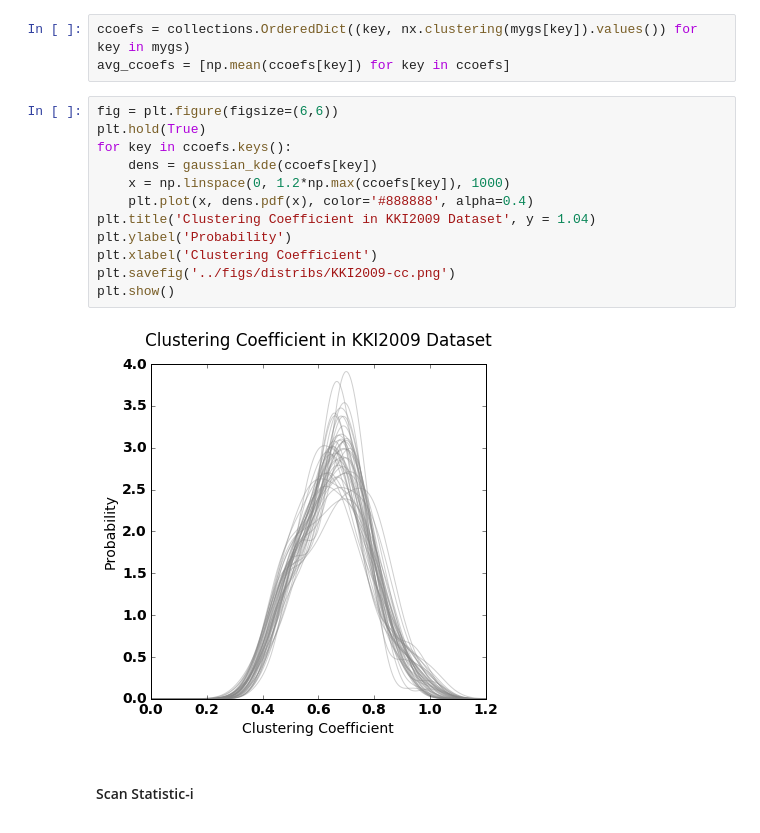
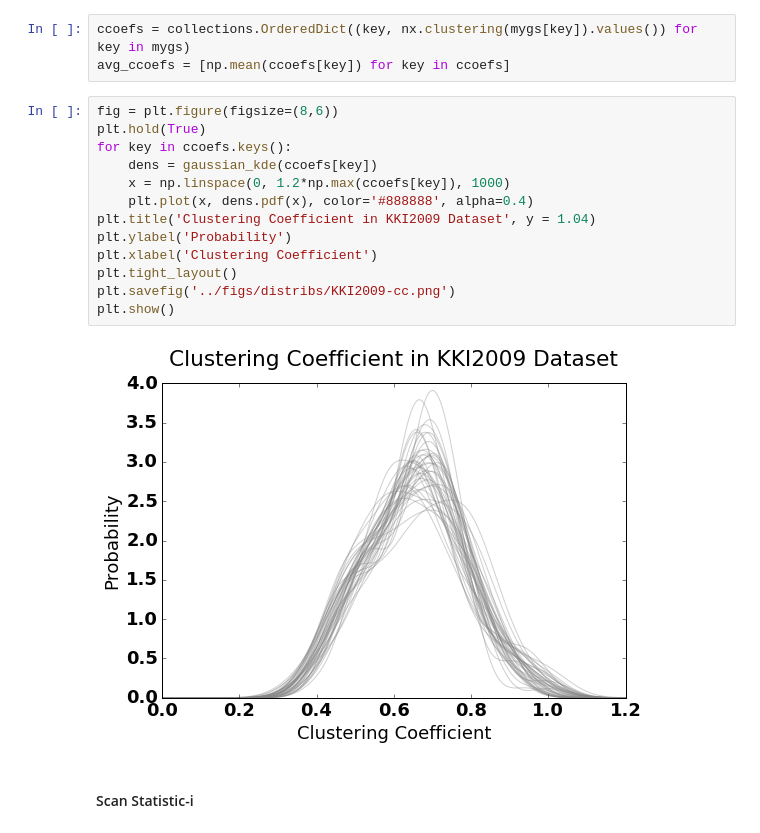
Before and after one commit to Upward-Spiral-Science/TA, a Jupyter notebook: code/extended_exploratory.ipynb, the cells around one changed output. Cells and saved outputs as stored; diff of their text form.

Commit message:
updated figures

```diff
--- a/code/extended_exploratory.ipynb
+++ b/code/extended_exploratory.ipynb
@@ -126,19 +126,20 @@ plt.show()
 ccoefs = collections.OrderedDict((key, nx.clustering(mygs[key]).values()) for key in mygs)
 avg_ccoefs = [np.mean(ccoefs[key]) for key in ccoefs]
 # %%
-fig = plt.figure(figsize=(6,6))
+fig = plt.figure(figsize=(8,6))
 plt.hold(True)
 for key in ccoefs.keys():
     dens = gaussian_kde(ccoefs[key])
     x = np.linspace(0, 1.2*np.max(ccoefs[key]), 1000)
     plt.plot(x, dens.pdf(x), color='#888888', alpha=0.4)
 plt.title('Clustering Coefficient in KKI2009 Dataset', y = 1.04)
 plt.ylabel('Probability')
 plt.xlabel('Clustering Coefficient')
+plt.tight_layout()
 plt.savefig('../figs/distribs/KKI2009-cc.png')
 plt.show()
 # %% [output]
-[figure, old version]
+[figure, new version]
 # %% [markdown]
 #### Scan Statistic-i
 # %%
```
Also changed, not shown: parts of 3 cells of this notebook, 5 other files.
